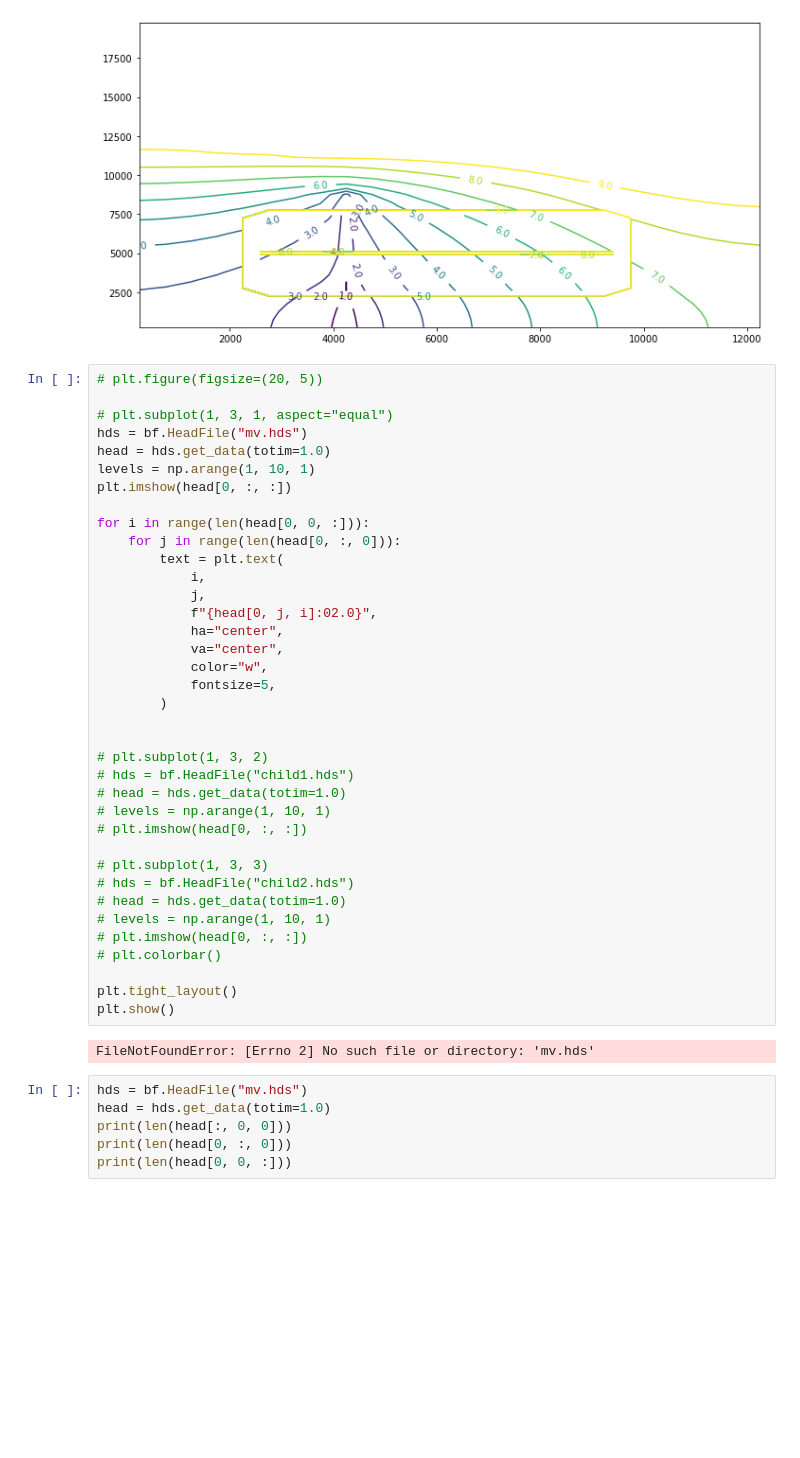
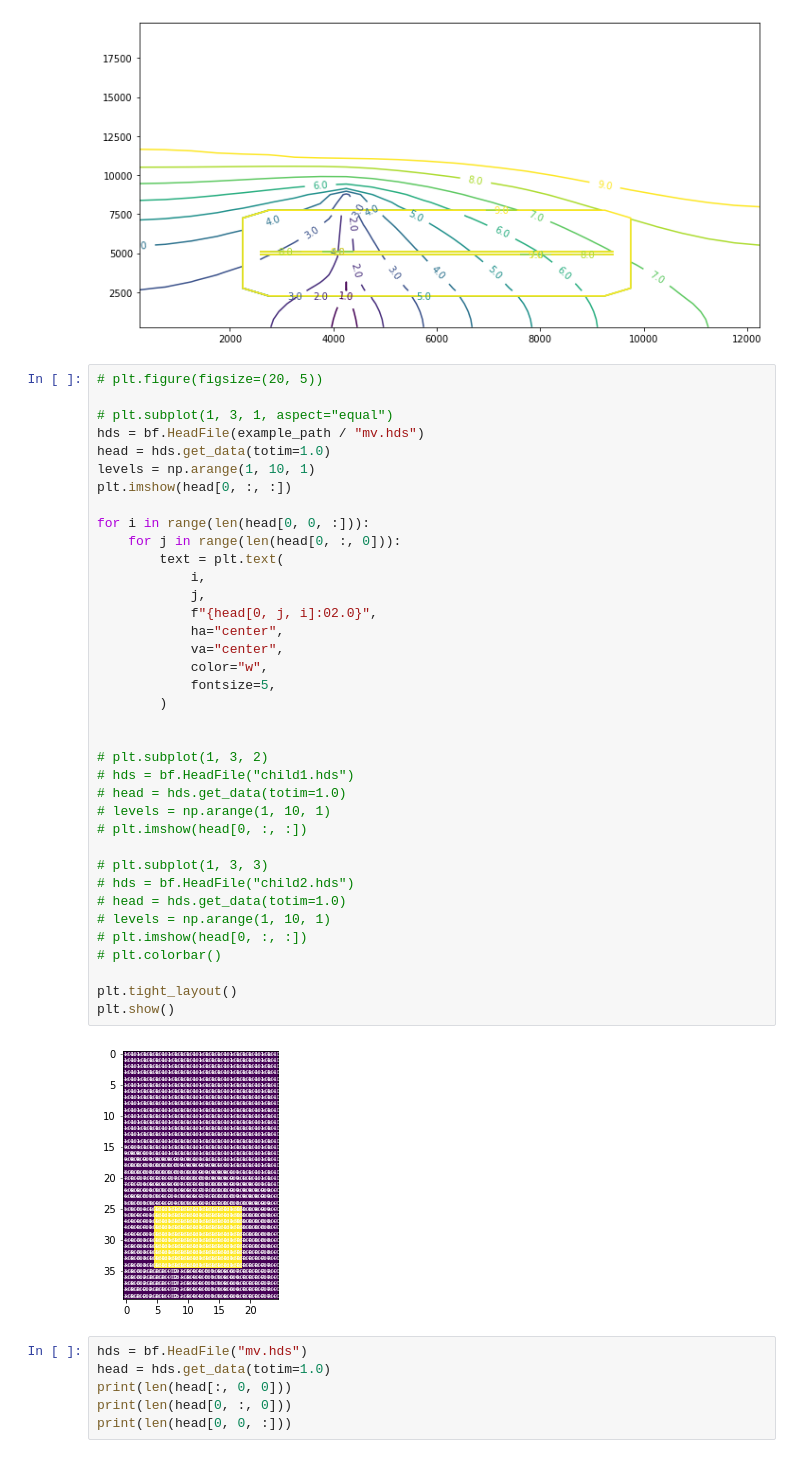
Before and after one commit to Hofer-Julian/modflow-debug-gui, a Jupyter notebook: modflow-debug-gui-jupyter.ipynb, the cells around one changed output. Drawn from its saved outputs; the diff is of its cells as text; blank space fills up the shorter version.

```diff
--- a/modflow-debug-gui-jupyter.ipynb
+++ b/modflow-debug-gui-jupyter.ipynb
@@ -171,41 +221,41 @@ plt.show()
 # plt.figure(figsize=(20, 5))
 
 # plt.subplot(1, 3, 1, aspect="equal")
-hds = bf.HeadFile("mv.hds")
+hds = bf.HeadFile(example_path / "mv.hds")
 head = hds.get_data(totim=1.0)
 levels = np.arange(1, 10, 1)
 plt.imshow(head[0, :, :])
 
 for i in range(len(head[0, 0, :])):
     for j in range(len(head[0, :, 0])):
         text = plt.text(
             i,
             j,
             f"{head[0, j, i]:02.0}",
             ha="center",
             va="center",
             color="w",
             fontsize=5,
         )
 
 
 # plt.subplot(1, 3, 2)
 # hds = bf.HeadFile("child1.hds")
 # head = hds.get_data(totim=1.0)
 # levels = np.arange(1, 10, 1)
 # plt.imshow(head[0, :, :])
 
 # plt.subplot(1, 3, 3)
 # hds = bf.HeadFile("child2.hds")
 # head = hds.get_data(totim=1.0)
 # levels = np.arange(1, 10, 1)
 # plt.imshow(head[0, :, :])
 # plt.colorbar()
 
 plt.tight_layout()
 plt.show()
 # %% [output]
-FileNotFoundError: [Errno 2] No such file or directory: 'mv.hds'
+[figure, added]
 # %%
 hds = bf.HeadFile("mv.hds")
 head = hds.get_data(totim=1.0)
```
Also changed, not shown: parts of 11 cells of this notebook, 1 other file.
